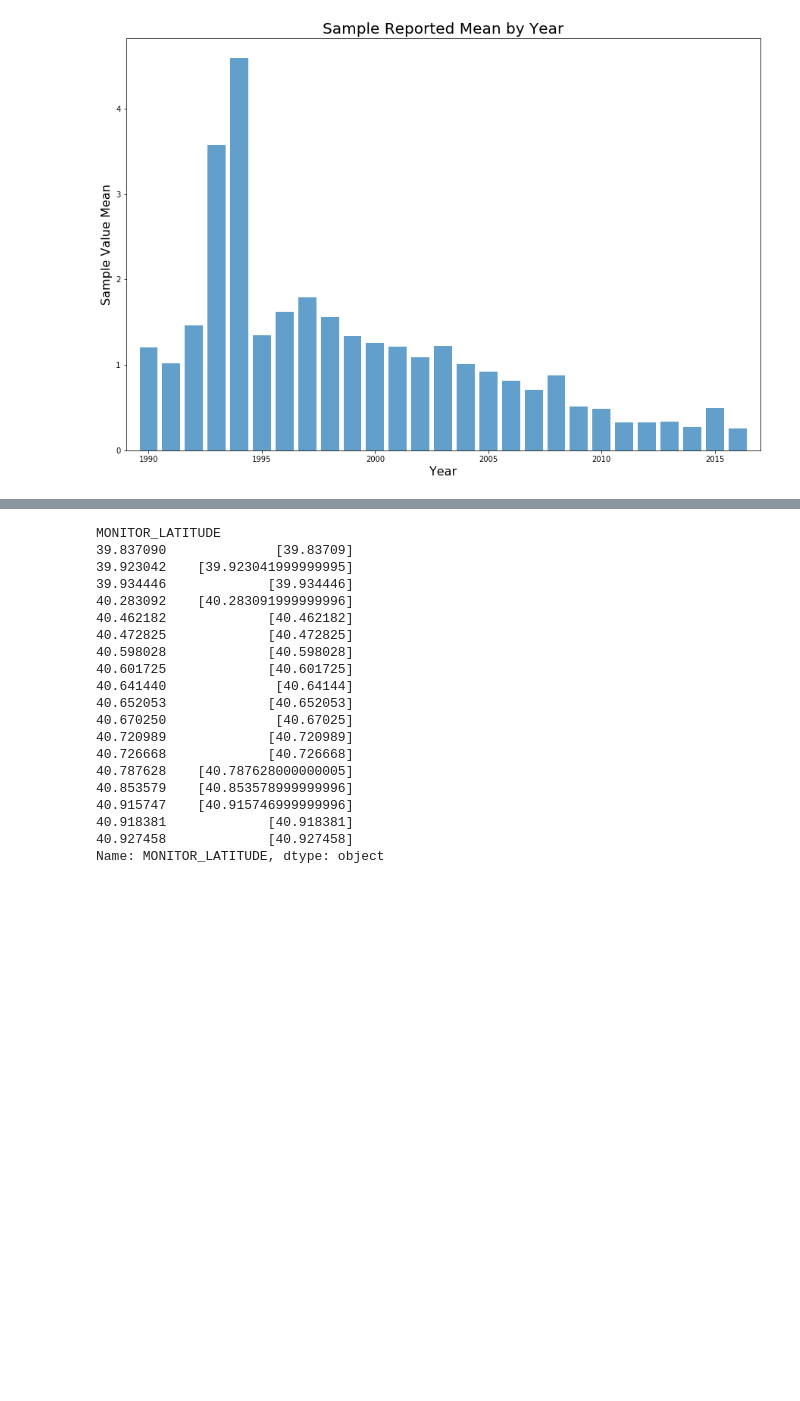
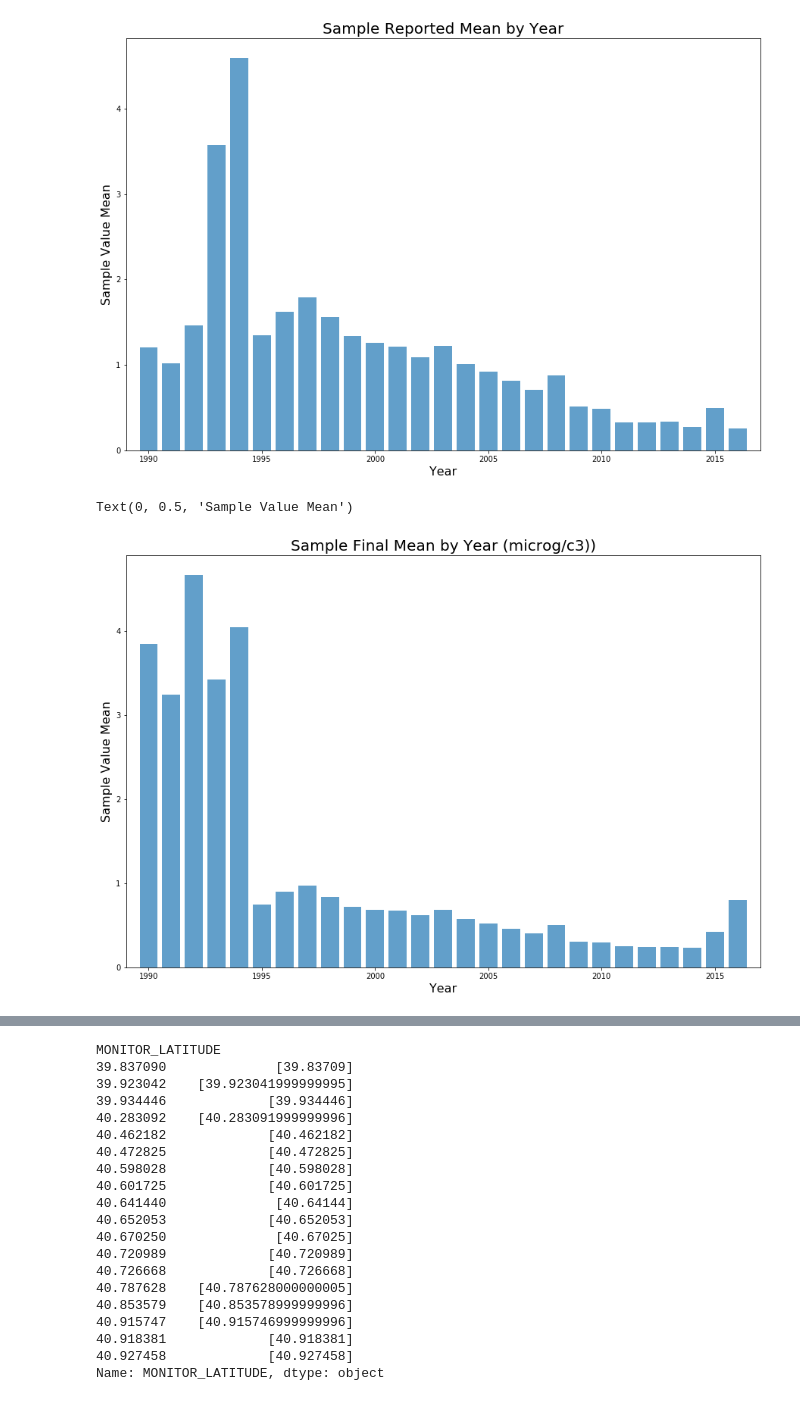
Before and after one commit to jjjjjeb/NJAir_EDA, a Jupyter notebook: Benzene Analysis.ipynb, the cells around one changed output, grey strips where cells are left out. Saved outputs shown, nothing was run; the diff lists cells and outputs as text; code cells hidden in the pictures; blank space fills up the shorter version.

```diff
--- a/Benzene Analysis.ipynb
+++ b/Benzene Analysis.ipynb
@@ -212,6 +231,16 @@ plt.ylabel('Sample Value Mean', size=16)
 # %% [output]
 Text(0, 0.5, 'Sample Value Mean')
 [figure]
+# %%
+plt.figure(figsize=(15,10))
+plt.bar(year_list,year_group['SAMPLE_VALUE_STD_FINAL_UG_M3'].mean(), alpha=0.7)
+plt.xlim(1989,2017)
+plt.title('Sample Final Mean by Year (microg/c3))', size=20)
+plt.xlabel('Year', size=16)
+plt.ylabel('Sample Value Mean', size=16)
+# %% [output]
+Text(0, 0.5, 'Sample Value Mean')
+[figure, added]
 # %%
 latitude_group = benzene_clean.groupby(by="MONITOR_LATITUDE")
 # %%
```
Also changed, not shown: parts of 12 cells of this notebook.
